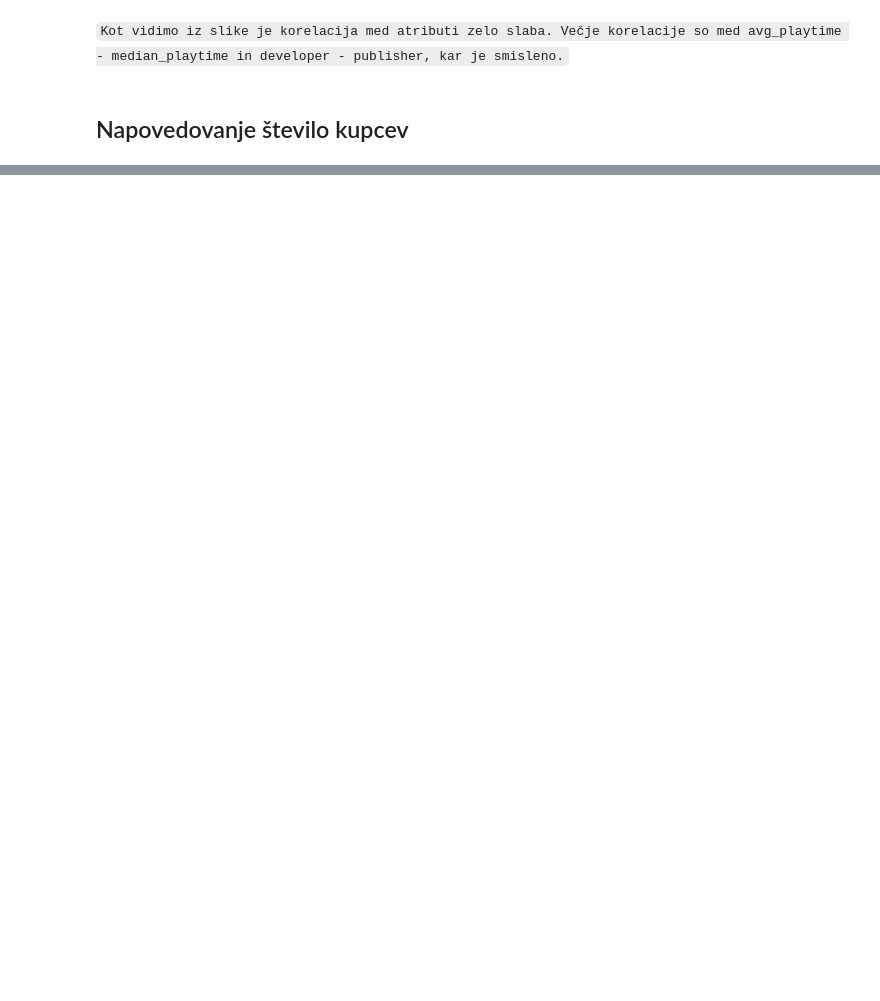
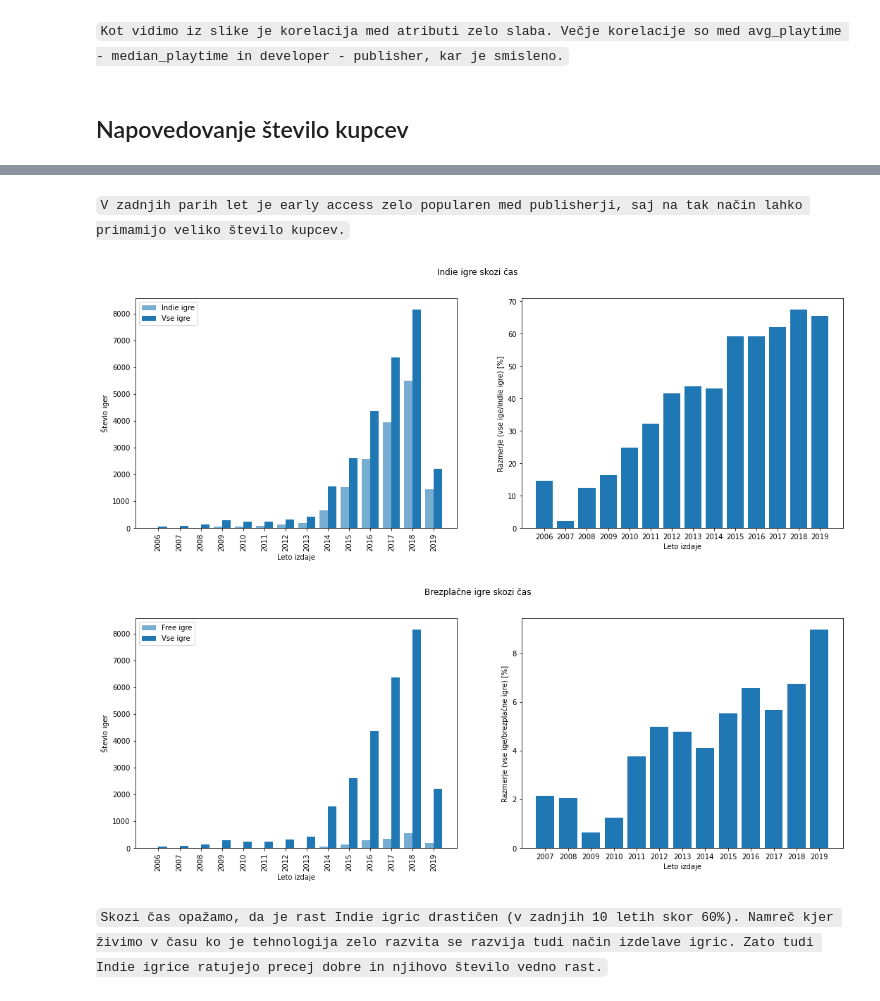
Before and after one commit to matejgrzinic/PR20MGDPMZML, a Jupyter notebook: popovic.ipynb, the cells around one changed output, grey strips where cells are left out. Saved outputs shown, nothing was run; the diff lists cells and outputs as text; code cells hidden in the pictures; blank space fills up the shorter version.

````diff
--- a/popovic.ipynb
+++ b/popovic.ipynb
@@ -222,0 +337,10 @@ LEMAO
+# %% [markdown]
+```V zadnjih parih let je early access zelo popularen med publisherji, saj na tak način lahko primamijo veliko število kupcev.```
+# %%
+getPlotOverY("steamspy_tags", "Indie", mySteam, "Leto izdaje", "Števlo iger", "Razmerje (vse ige/indie igre) [%]", "Indie igre skozi čas")
+getPlotOverY("steamspy_tags", "Free", mySteam, "Leto izdaje", "Števlo iger","Razmerje (vse ige/brezplačne igre) [%]", "Brezplačne igre skozi čas")
+# %% [output]
+[figure, added]
+[figure, added]
+# %% [markdown]
+```Skozi čas opažamo, da je rast Indie igric drastičen (v zadnjih 10 letih skor 60%). Namreč kjer živimo v času ko je tehnologija zelo razvita se razvija tudi način izdelave igric. Zato tudi Indie igrice ratujejo precej dobre in njihovo število vedno rast.```
````
Also changed, not shown: parts of 16 cells of this notebook.
